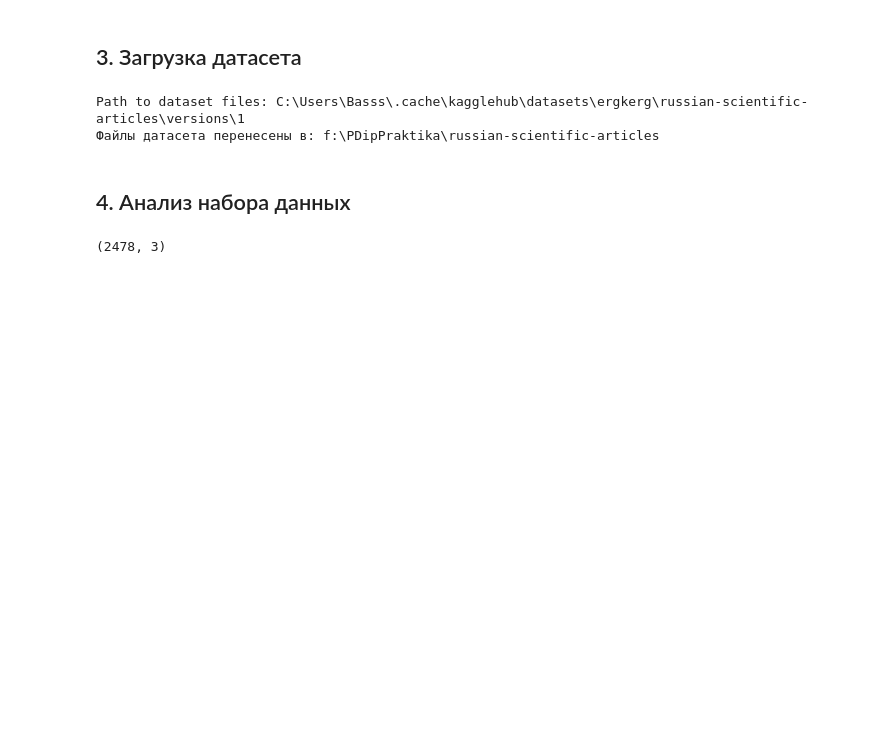
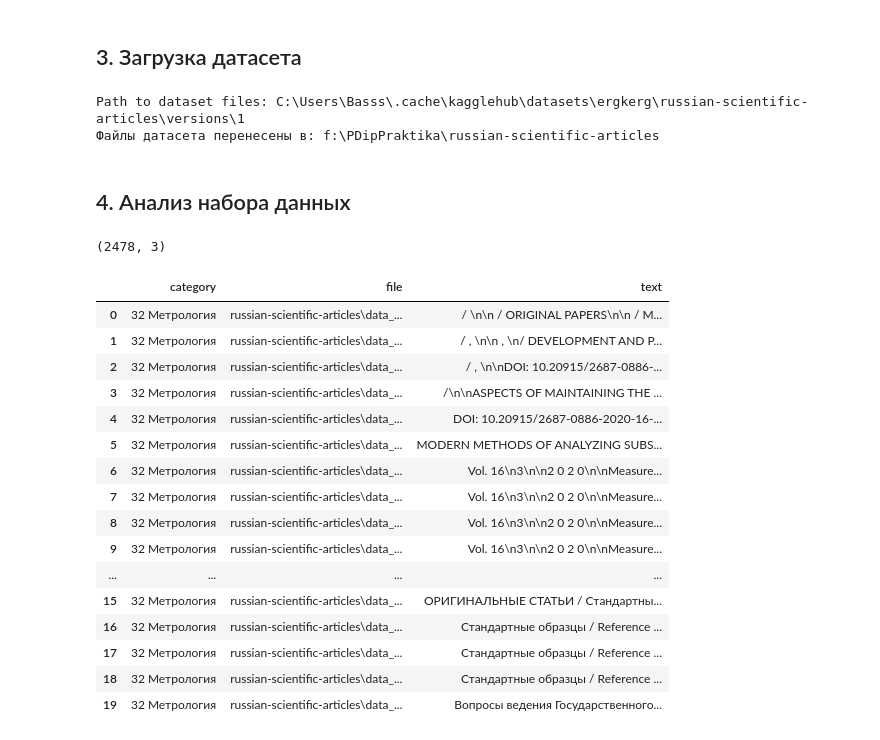
Before and after one commit to MillyQQQ/PDipPraktika, a Jupyter notebook: nlp_ml_similarity.ipynb, the cells around one changed output. Saved outputs shown, nothing was run; the diff lists cells and outputs as text; code cells hidden in the pictures; blank space fills up the shorter version.

```diff
--- a/nlp_ml_similarity.ipynb
+++ b/nlp_ml_similarity.ipynb
@@ -55,2 +63,22 @@ print(df.shape)
 # %% [output]
 (2478, 3)
+# %%
+df.head(n=20)
+# %% [output]
+|  | category | file | text |
+| 0 | 32 Метрология | russian-scientific-articles\data_... | ﻿/ \n\n / ORIGINAL PAPERS\n\n / M... |
+| 1 | 32 Метрология | russian-scientific-articles\data_... | ﻿/ , \n\n , \n/ DEVELOPMENT AND P... |
+| 2 | 32 Метрология | russian-scientific-articles\data_... | ﻿/ , \n\nDOI: 10.20915/2687-0886-... |
+| 3 | 32 Метрология | russian-scientific-articles\data_... | ﻿/\n\nASPECTS OF MAINTAINING THE ... |
+| 4 | 32 Метрология | russian-scientific-articles\data_... | ﻿DOI: 10.20915/2687-0886-2020-16-... |
+| 5 | 32 Метрология | russian-scientific-articles\data_... | ﻿MODERN METHODS OF ANALYZING SUBS... |
+| 6 | 32 Метрология | russian-scientific-articles\data_... | ﻿Vol. 16\n3\n\n2 0 2 0\n\nMeasure... |
+| 7 | 32 Метрология | russian-scientific-articles\data_... | ﻿Vol. 16\n3\n\n2 0 2 0\n\nMeasure... |
+| 8 | 32 Метрология | russian-scientific-articles\data_... | ﻿Vol. 16\n3\n\n2 0 2 0\n\nMeasure... |
+| 9 | 32 Метрология | russian-scientific-articles\data_... | ﻿Vol. 16\n3\n\n2 0 2 0\n\nMeasure... |
+| ... | ... | ... | ... |
+| 15 | 32 Метрология | russian-scientific-articles\data_... | ﻿ОРИГИНАЛЬНЫЕ СТАТЬИ / Стандартны... |
+| 16 | 32 Метрология | russian-scientific-articles\data_... | ﻿Стандартные образцы / Reference ... |
+| 17 | 32 Метрология | russian-scientific-articles\data_... | ﻿Стандартные образцы / Reference ... |
+| 18 | 32 Метрология | russian-scientific-articles\data_... | ﻿Стандартные образцы / Reference ... |
+| 19 | 32 Метрология | russian-scientific-articles\data_... | ﻿Вопросы ведения Государственного... |
```
Also changed, not shown: parts of 5 cells of this notebook.
